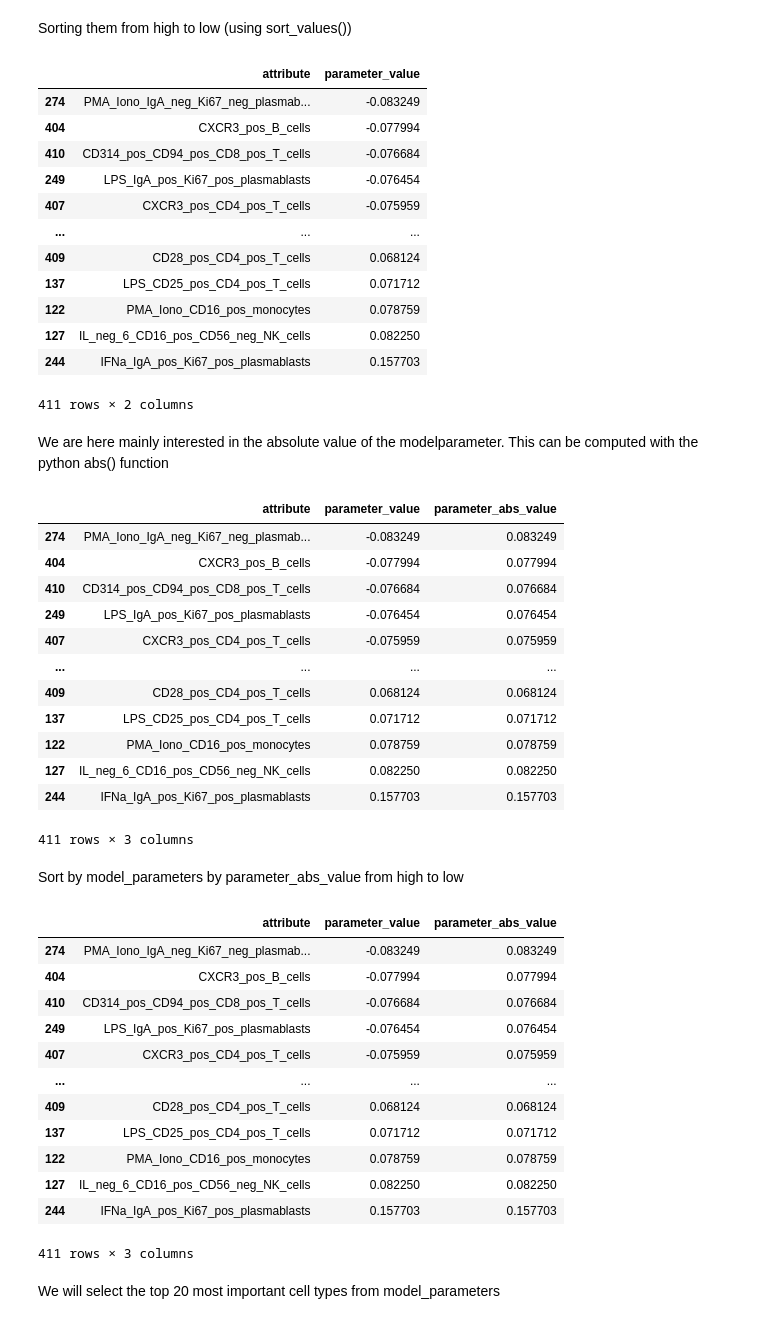
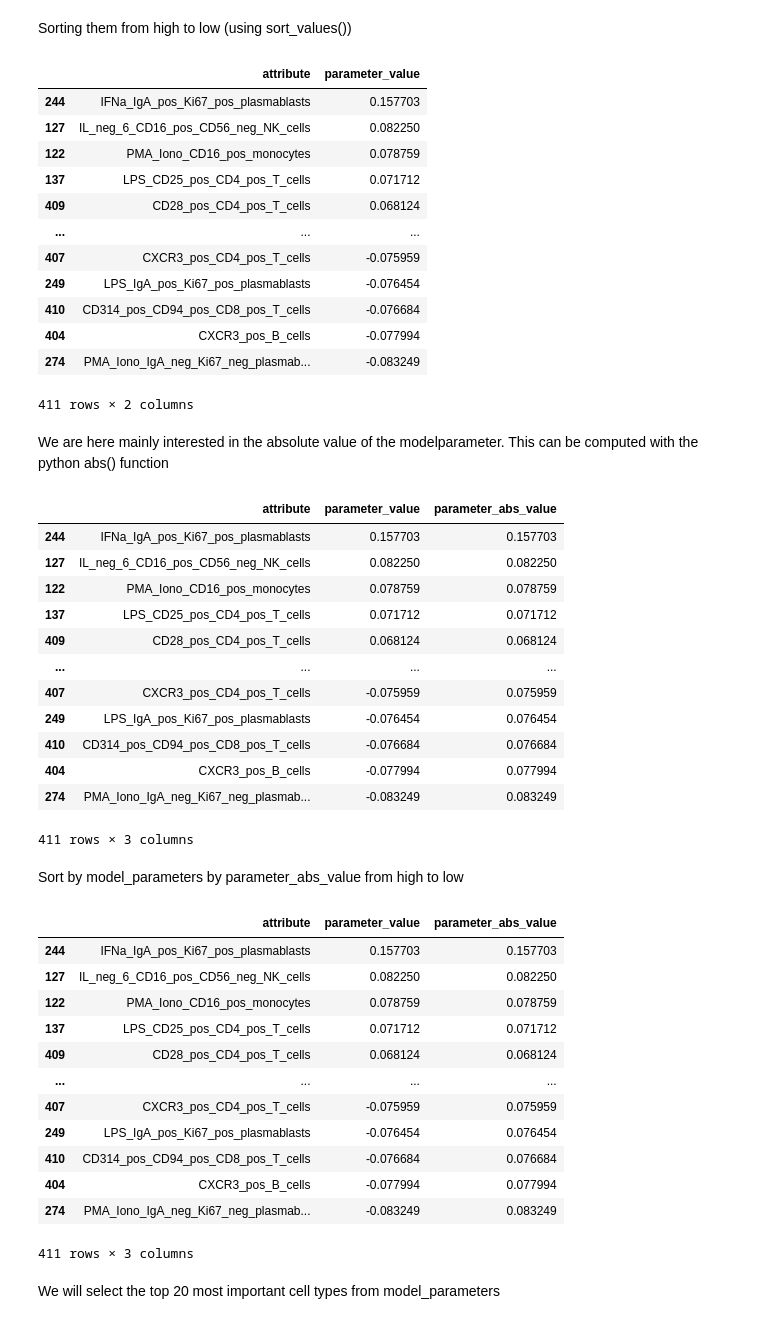
Before and after one commit to Mathis1012/Group-Project-Data, a Jupyter notebook: machine-learning-lsa.ipynb, the cells around one changed output. Cells and saved outputs as stored; diff of their text form; code cells hidden in the pictures.

```diff
--- a/machine-learning-lsa.ipynb
+++ b/machine-learning-lsa.ipynb
@@ -367,21 +367,21 @@ model_parameters
 # %% [markdown]
 Sorting them from high to low (using sort_values())
 # %%
-model_parameters = model_parameters.sort_values(by="parameter_value")
+model_parameters = model_parameters.sort_values(by="parameter_value", ascending=False)
 model_parameters
 # %% [output]
 |  | attribute | parameter_value |
+| 244 | IFNa_IgA_pos_Ki67_pos_plasmablasts | 0.157703 |
+| 127 | IL_neg_6_CD16_pos_CD56_neg_NK_cells | 0.082250 |
+| 122 | PMA_Iono_CD16_pos_monocytes | 0.078759 |
+| 137 | LPS_CD25_pos_CD4_pos_T_cells | 0.071712 |
+| 409 | CD28_pos_CD4_pos_T_cells | 0.068124 |
+| ... | ... | ... |
+| 407 | CXCR3_pos_CD4_pos_T_cells | -0.075959 |
+| 249 | LPS_IgA_pos_Ki67_pos_plasmablasts | -0.076454 |
+| 410 | CD314_pos_CD94_pos_CD8_pos_T_cells | -0.076684 |
+| 404 | CXCR3_pos_B_cells | -0.077994 |
 | 274 | PMA_Iono_IgA_neg_Ki67_neg_plasmab... | -0.083249 |
-| 404 | CXCR3_pos_B_cells | -0.077994 |
-| 410 | CD314_pos_CD94_pos_CD8_pos_T_cells | -0.076684 |
-| 249 | LPS_IgA_pos_Ki67_pos_plasmablasts | -0.076454 |
-| 407 | CXCR3_pos_CD4_pos_T_cells | -0.075959 |
-| ... | ... | ... |
-| 409 | CD28_pos_CD4_pos_T_cells | 0.068124 |
-| 137 | LPS_CD25_pos_CD4_pos_T_cells | 0.071712 |
-| 122 | PMA_Iono_CD16_pos_monocytes | 0.078759 |
-| 127 | IL_neg_6_CD16_pos_CD56_neg_NK_cells | 0.082250 |
-| 244 | IFNa_IgA_pos_Ki67_pos_plasmablasts | 0.157703 |
 411 rows × 2 columns
 # %% [markdown]
 We are here mainly interested in the absolute value of the modelparameter. This can be computed with the python abs() function
@@ -390,36 +390,36 @@ model_parameters["parameter_abs_value"] = model_parameters["parameter_value"].ma
 model_parameters
 # %% [output]
 |  | attribute | parameter_value | parameter_abs_value |
+| 244 | IFNa_IgA_pos_Ki67_pos_plasmablasts | 0.157703 | 0.157703 |
+| 127 | IL_neg_6_CD16_pos_CD56_neg_NK_cells | 0.082250 | 0.082250 |
+| 122 | PMA_Iono_CD16_pos_monocytes | 0.078759 | 0.078759 |
+| 137 | LPS_CD25_pos_CD4_pos_T_cells | 0.071712 | 0.071712 |
+| 409 | CD28_pos_CD4_pos_T_cells | 0.068124 | 0.068124 |
+| ... | ... | ... | ... |
+| 407 | CXCR3_pos_CD4_pos_T_cells | -0.075959 | 0.075959 |
+| 249 | LPS_IgA_pos_Ki67_pos_plasmablasts | -0.076454 | 0.076454 |
+| 410 | CD314_pos_CD94_pos_CD8_pos_T_cells | -0.076684 | 0.076684 |
+| 404 | CXCR3_pos_B_cells | -0.077994 | 0.077994 |
 | 274 | PMA_Iono_IgA_neg_Ki67_neg_plasmab... | -0.083249 | 0.083249 |
-| 404 | CXCR3_pos_B_cells | -0.077994 | 0.077994 |
-| 410 | CD314_pos_CD94_pos_CD8_pos_T_cells | -0.076684 | 0.076684 |
-| 249 | LPS_IgA_pos_Ki67_pos_plasmablasts | -0.076454 | 0.076454 |
-| 407 | CXCR3_pos_CD4_pos_T_cells | -0.075959 | 0.075959 |
-| ... | ... | ... | ... |
-| 409 | CD28_pos_CD4_pos_T_cells | 0.068124 | 0.068124 |
-| 137 | LPS_CD25_pos_CD4_pos_T_cells | 0.071712 | 0.071712 |
-| 122 | PMA_Iono_CD16_pos_monocytes | 0.078759 | 0.078759 |
-| 127 | IL_neg_6_CD16_pos_CD56_neg_NK_cells | 0.082250 | 0.082250 |
-| 244 | IFNa_IgA_pos_Ki67_pos_plasmablasts | 0.157703 | 0.157703 |
 411 rows × 3 columns
 # %% [markdown]
 Sort by model_parameters by parameter_abs_value from high to low
 # %%
-model_parameters.sort_values(by = "parameter_abs_value")
+model_parameters.sort_values(by = "parameter_abs_value", ascending=False)
 model_parameters
 # %% [output]
 |  | attribute | parameter_value | parameter_abs_value |
+| 244 | IFNa_IgA_pos_Ki67_pos_plasmablasts | 0.157703 | 0.157703 |
+| 127 | IL_neg_6_CD16_pos_CD56_neg_NK_cells | 0.082250 | 0.082250 |
+| 122 | PMA_Iono_CD16_pos_monocytes | 0.078759 | 0.078759 |
+| 137 | LPS_CD25_pos_CD4_pos_T_cells | 0.071712 | 0.071712 |
+| 409 | CD28_pos_CD4_pos_T_cells | 0.068124 | 0.068124 |
+| ... | ... | ... | ... |
+| 407 | CXCR3_pos_CD4_pos_T_cells | -0.075959 | 0.075959 |
+| 249 | LPS_IgA_pos_Ki67_pos_plasmablasts | -0.076454 | 0.076454 |
+| 410 | CD314_pos_CD94_pos_CD8_pos_T_cells | -0.076684 | 0.076684 |
+| 404 | CXCR3_pos_B_cells | -0.077994 | 0.077994 |
 | 274 | PMA_Iono_IgA_neg_Ki67_neg_plasmab... | -0.083249 | 0.083249 |
-| 404 | CXCR3_pos_B_cells | -0.077994 | 0.077994 |
-| 410 | CD314_pos_CD94_pos_CD8_pos_T_cells | -0.076684 | 0.076684 |
-| 249 | LPS_IgA_pos_Ki67_pos_plasmablasts | -0.076454 | 0.076454 |
-| 407 | CXCR3_pos_CD4_pos_T_cells | -0.075959 | 0.075959 |
-| ... | ... | ... | ... |
-| 409 | CD28_pos_CD4_pos_T_cells | 0.068124 | 0.068124 |
-| 137 | LPS_CD25_pos_CD4_pos_T_cells | 0.071712 | 0.071712 |
-| 122 | PMA_Iono_CD16_pos_monocytes | 0.078759 | 0.078759 |
-| 127 | IL_neg_6_CD16_pos_CD56_neg_NK_cells | 0.082250 | 0.082250 |
-| 244 | IFNa_IgA_pos_Ki67_pos_plasmablasts | 0.157703 | 0.157703 |
 411 rows × 3 columns
 # %% [markdown]
 We will select the top 20 most important cell types from model_parameters
```
Also changed, not shown: parts of 27 cells of this notebook.
